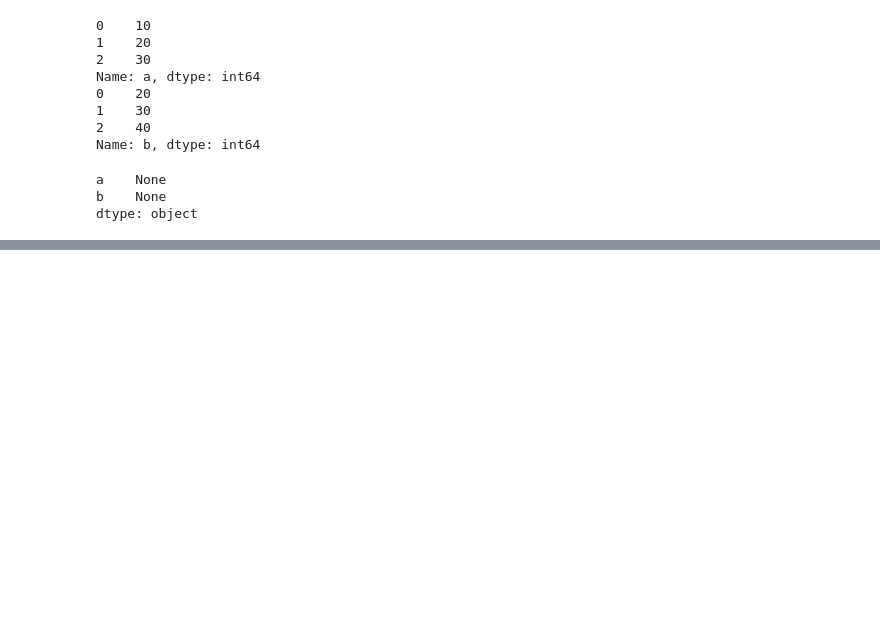
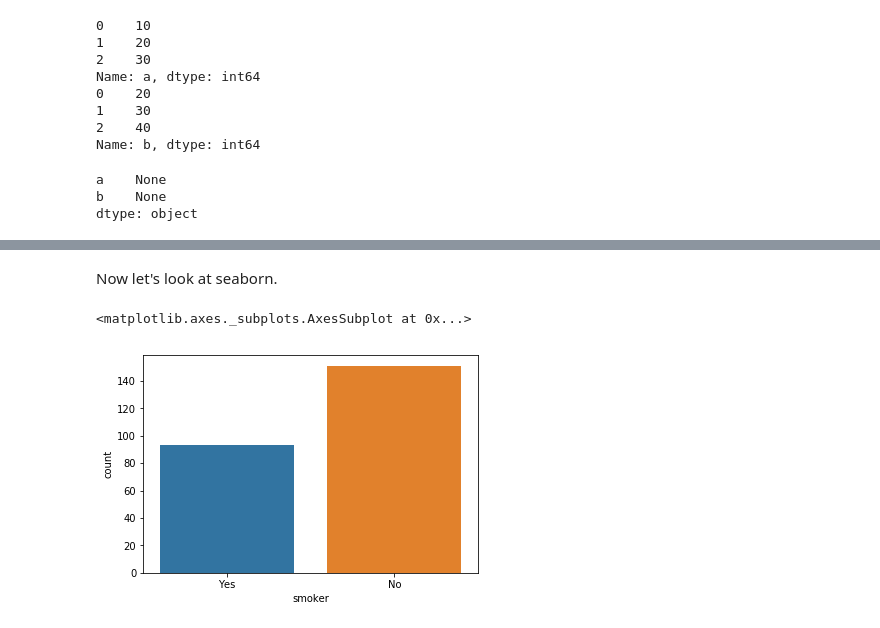
Before and after one commit to nikomc/Interactives_Python, a Jupyter notebook: py_practice/pandas_practice.ipynb, the cells around one changed output, grey strips where cells are left out. Cells and saved outputs as stored; diff of their text form; code cells hidden in the pictures; blank space fills up the shorter version.

```diff
--- a/py_practice/pandas_practice.ipynb
+++ b/py_practice/pandas_practice.ipynb
@@ -646,0 +796,7 @@ dtype: object
+# %% [markdown]
+Now let's look at seaborn.
+# %%
+sns.countplot(x='smoker', data=tips)
+# %% [output]
+<matplotlib.axes._subplots.AxesSubplot at 0x...>
+[figure, added]
```
Also changed, not shown: parts of 37 cells of this notebook, 1 other file.
